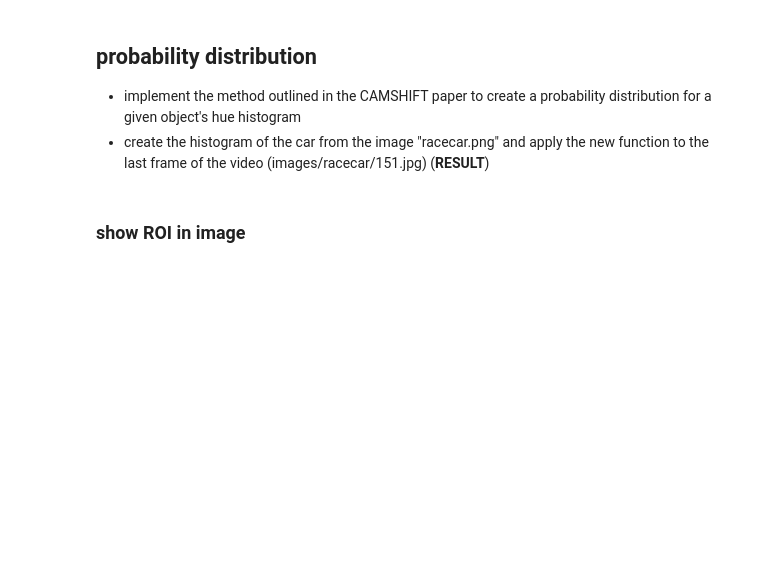
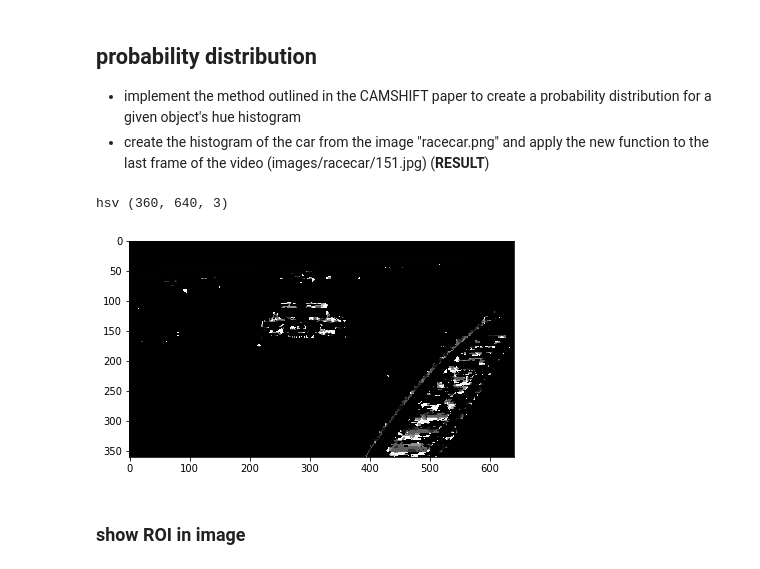
Before and after one commit to jneuendorf/cv1920_assignments, a Jupyter notebook: 03a_CAMSHIFT.ipynb, the cells around one changed output. Saved outputs shown, nothing was run; the diff lists cells and outputs as text; code cells hidden in the pictures; blank space fills up the shorter version.

Commit message:
[cahmshift] probability distribution image

```diff
--- a/03a_CAMSHIFT.ipynb
+++ b/03a_CAMSHIFT.ipynb
@@ -30,9 +30,12 @@ ROI_FRAME_MARGIN_CAR = 60
 ROI_FRAME_MARGIN_TACO = 20
 
 
-def create_color_histogram(img, bins=360):
+def create_color_histogram(img, bins=360, normalize=False):
     hues = color.rgb2hsv(img)[:, :, 0]
-    return np.histogram(hues, bins=bins, range=(0, 1))
+    hist, bin_edges = np.histogram(hues, bins=bins, range=(0, 1))
+    if normalize:
+        hist = hist / np.max(hist)
+    return hist, bin_edges
 
 def plot_histogram(ax, hist, bins=360):
     X = range(0, bins)
@@ -48,7 +51,7 @@ def plot_histogram(ax, hist, bins=360):
 
 def create_and_plot_histogram(ax, img, bins=360):
     hist, bin_edges = create_color_histogram(img, bins=bins)
-    return hist, plot_histogram(ax, hist, bins=bins)
+    return hist, bin_edges, plot_histogram(ax, hist, bins=bins)
 
 
 image = io.imread('images/racecar.png')
@@ -105,3 +101,30 @@ lastFrame = io.imread('images/racecar/151.jpeg')
+# %%
+# Tip: in der Nacht sind alle Katzen grau ;)
+def create_prob_distribution(img, hist, bin_edges, min_saturation, min_value):
+    img_hsv = color.rgb2hsv(img)
+    # We want grayscale.
+    prob_dist = np.zeros((img.shape[0], img.shape[1]))
+    print('hsv', img_hsv.shape)
+    # Ignore irrelevant pixels (see page 3 in the paper).
+    indices = np.logical_and(img_hsv[:, :, 1] >= min_saturation, img_hsv[:, :, 2] >= min_value)
+#     print('indices', indices.shape)
+    hues = img_hsv[indices, 0]#[:, :, 0]
+#     print('hues', hues.shape)
+    binned_hues = np.digitize(hues, bin_edges)
+#     print('>', binned_hues.shape)
+    prob_dist[indices] = hist[binned_hues]
+    return prob_dist
+
+
+last_frame = io.imread('images/racecar/151.jpeg')
+histogram_car, bin_edges = create_color_histogram(image_car, bins=100, normalize=True)
+prob_dist = create_prob_distribution(last_frame, histogram_car, bin_edges, MIN_SATURATION_CAR, MIN_VALUE_CAR)
+io.imshow(prob_dist)
+
+None
+# %% [output]
+hsv (360, 640, 3)
+[figure, added]
 # %% [markdown]
 ### show ROI in image
 # %%
```
Also changed, not shown: parts of 2 cells of this notebook.
